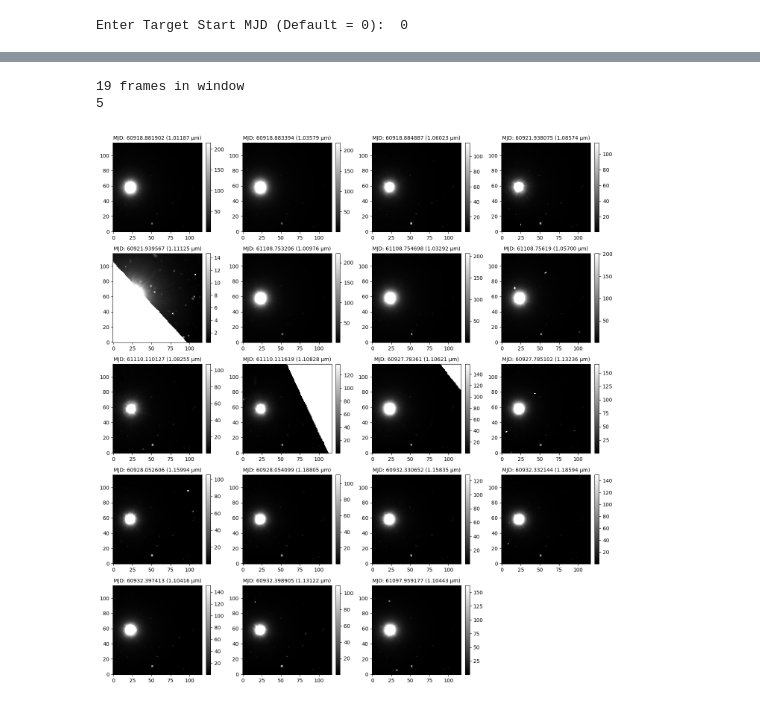
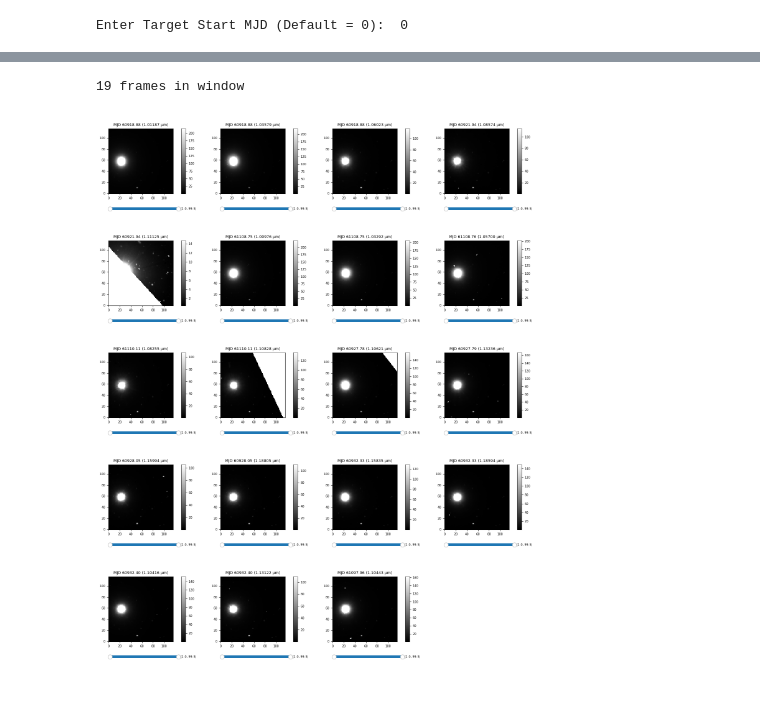
Before and after one commit to Terryy315/argonauts_sphereX_data_analysis_tool, a Jupyter notebook: test_2.ipynb, the cells around one changed output, grey strips where cells are left out. Saved outputs shown, nothing was run; the diff lists cells and outputs as text; code cells hidden in the pictures.

Commit message:
Added colour slider to all plots, parallelized main

```diff
--- a/test_2.ipynb
+++ b/test_2.ipynb
@@ -904,48 +928,62 @@ Target End MJD: 99999.9
 # %%
-sel = [r for r in records if abs(r["lam"] - target_wavelength) <= tol and r["mjd"] >= target_start and r["mjd"] <= target_end]
+%matplotlib widget
+import math
+import numpy as np
+import matplotlib.pyplot as plt
+from matplotlib.widgets import RangeSlider
+
+plt.close("all")
+
+sel = [r for r in records
+       if abs(r["lam"] - target_wavelength) <= tol
+       and target_start <= r["mjd"] <= target_end]
 print(len(sel), "frames in window")
 
-import math
-nbr_images = len(sel)
 ncols = 4
-# Calculate how many rows
-nrows = math.ceil(nbr_images / ncols)
-print(nrows)
-# Create the dynamic figure grid
-fig, axs = plt.subplots(nrows, ncols, figsize=(ncols * 3.5, nrows * 3))
-if nrows == 1 and ncols == 1:
-    axs = np.array([axs])
-else:
-    axs = axs.flatten()
+nrows = math.ceil(len(sel) / ncols)
+cw, ch = 1.0 / ncols, 1.0 / nrows                 # size of one cell, figure fraction
+fig = plt.figure(figsize=(ncols * 3.6, nrows * 3.6))
 
-ii = 0
-for r in sel:
-    cube = np.array(r["image_r"])
-    var = np.array(r["var_r"])
-    valid = np.isfinite(cube) & np.isfinite(var) & (var > 0)
-    wgt = np.where(valid, 1.0 / np.where(valid, var, 1.0), 0.0)
-    with np.errstate(invalid="ignore", divide="ignore"):
-        stack = np.where(valid, cube * wgt, 0.0) / wgt
+sliders = []                                       # keep references or the sliders die
 
-    lo, hi = np.nanpercentile(stack, [1, 99.5])
-    im = axs[ii].imshow(stack, origin='lower', cmap='gray', vmin=lo, vmax=hi, interpolation="nearest")
+def make_cb(im, stack):
+    def cb(val):
+        vmin, vmax = np.nanpercentile(stack, list(val))
+        if np.isfinite([vmin, vmax]).all() and vmax > vmin:
+            im.set_clim(vmin, vmax)                # the colour bar follows automatically
+            im.figure.canvas.draw_idle()
+    return cb
 
-    # Label with index and wavelength
-    wl = r["lam"]
-    mjd = r['mjd']
-    axs[ii].set_title(f"MJD: {mjd} ({wl:.5f} µm)", fontsize=10)
+for k, r in enumerate(sel):
+    row, col = divmod(k, ncols)
+    x0, y0 = col * cw, 1 - (row + 1) * ch
 
-    fig.colorbar(im, ax=axs[ii], fraction=0.046, pad=0.04)
-    ii = ii+1
-for jj in range(nbr_images, len(axs)):
-    axs[jj].axis('off')
+    ax  = fig.add_axes([x0 + 0.07 * cw, y0 + 0.28 * ch, 0.66 * cw, 0.58 * ch])  # image
+    cax = fig.add_axes([x0 + 0.76 * cw, y0 + 0.28 * ch, 0.04 * cw, 0.58 * ch])  # colour bar
+    sax = fig.add_axes([x0 + 0.12 * cw, y0 + 0.12 * ch, 0.62 * cw, 0.05 * ch])  # slider
 
-plt.tight_layout()
+    stack = np.array(r["image_r"], dtype=float)
+    var = np.array(r["var_r"], dtype=float)
+    stack[~(np.isfinite(stack) & np.isfinite(var) & (var > 0))] = np.nan
+
+    lo, hi = 1, 99.5
+    vmin, vmax = np.nanpercentile(stack, [lo, hi])
+    im = ax.imshow(stack, origin="lower", cmap="gray",
+                   vmin=vmin, vmax=vmax, interpolation="nearest")
+    ax.set_title(f"MJD {r['mjd']:.2f} ({r['lam']:.5f} µm)", fontsize=9)
+    ax.tick_params(labelsize=7)
+    cb = fig.colorbar(im, cax=cax)
+    cb.ax.tick_params(labelsize=7)
+
+    s = RangeSlider(sax, "", 0, 100, valinit=(lo, hi), valstep=0.1)
+    s.valtext.set_fontsize(7)
+    s.on_changed(make_cb(im, stack))
+    sliders.append(s)
+
 plt.show()
 # %% [output]
 19 frames in window
-5
-[figure, old version]
+[figure, new version]
 # %%
 %matplotlib inline
 import numpy as np
```
Also changed, not shown: parts of 7 cells of this notebook, 11 other files.
